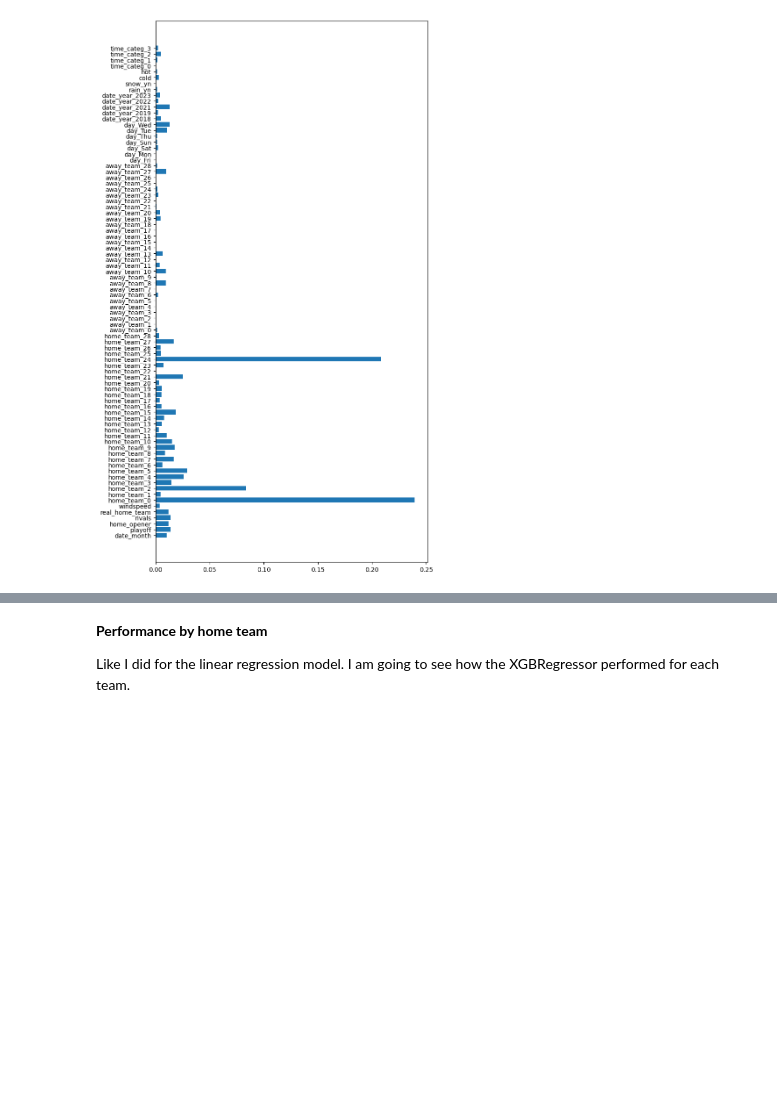
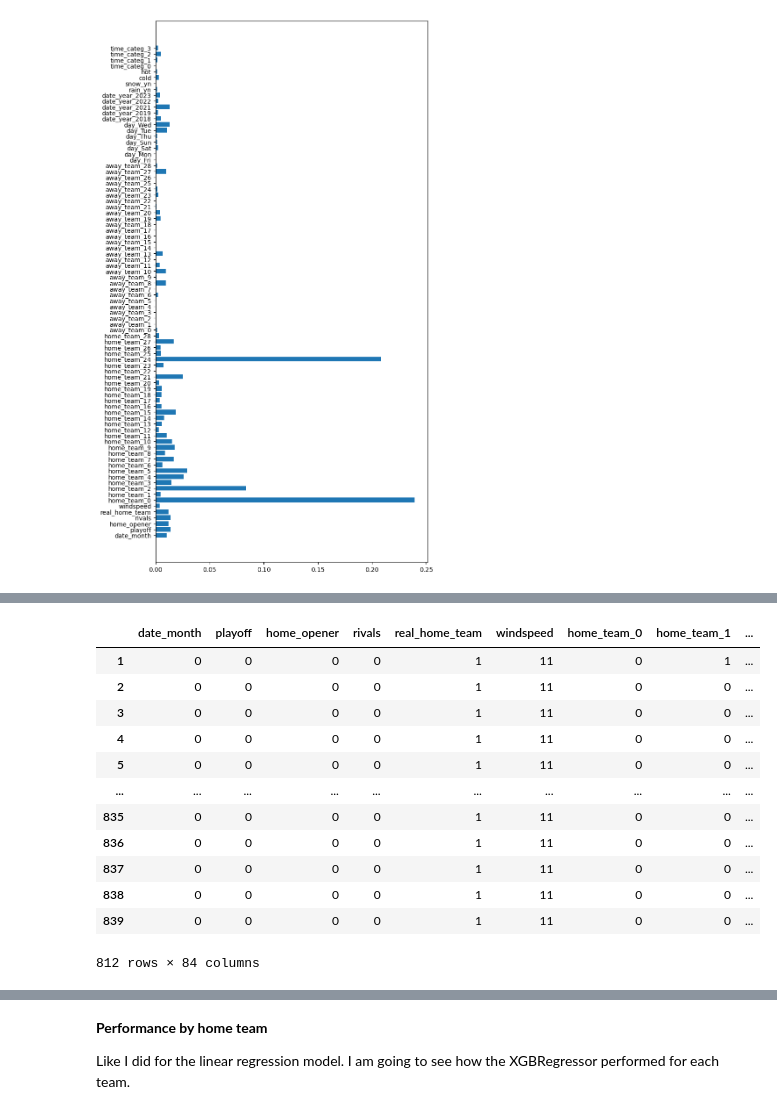
Before and after one commit to daviderics/mls_attendance, a Jupyter notebook: modeling.ipynb, the cells around one changed output, grey strips where cells are left out. Cells and saved outputs as stored; diff of their text form; code cells hidden in the pictures; blank space fills up the shorter version.

Commit message:
Added function for generating fake data

```diff
--- a/modeling.ipynb
+++ b/modeling.ipynb
@@ -1006,0 +875,18 @@ ax.set_yticklabels(xgb_best.feature_names_in_);
+# %%
+# Generate fake data
+X_fake = gen_fake_data(X_train)
+X_fake
+# %% [output]
+|  | date_month | playoff | home_opener | rivals | real_home_team | windspeed | home_team_0 | home_team_1 | ... |
+| 1 | 0 | 0 | 0 | 0 | 1 | 11 | 0 | 1 | ... |
+| 2 | 0 | 0 | 0 | 0 | 1 | 11 | 0 | 0 | ... |
+| 3 | 0 | 0 | 0 | 0 | 1 | 11 | 0 | 0 | ... |
+| 4 | 0 | 0 | 0 | 0 | 1 | 11 | 0 | 0 | ... |
+| 5 | 0 | 0 | 0 | 0 | 1 | 11 | 0 | 0 | ... |
+| ... | ... | ... | ... | ... | ... | ... | ... | ... | ... |
+| 835 | 0 | 0 | 0 | 0 | 1 | 11 | 0 | 0 | ... |
+| 836 | 0 | 0 | 0 | 0 | 1 | 11 | 0 | 0 | ... |
+| 837 | 0 | 0 | 0 | 0 | 1 | 11 | 0 | 0 | ... |
+| 838 | 0 | 0 | 0 | 0 | 1 | 11 | 0 | 0 | ... |
+| 839 | 0 | 0 | 0 | 0 | 1 | 11 | 0 | 0 | ... |
+812 rows × 84 columns
```
Also changed, not shown: parts of 40 cells of this notebook.
